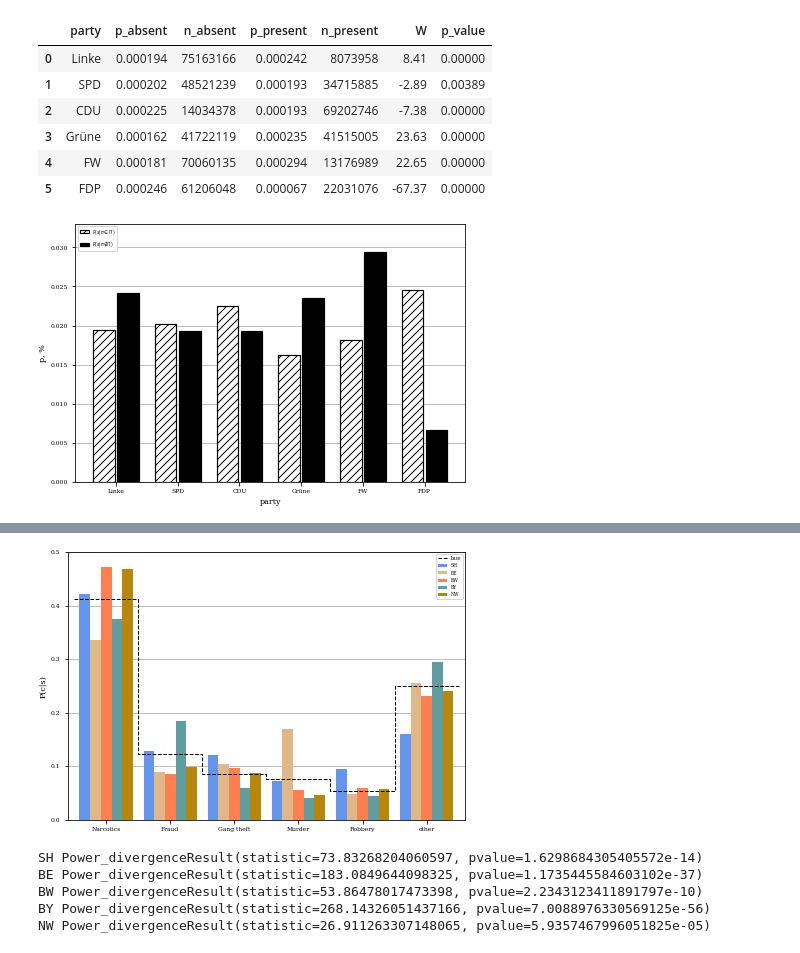
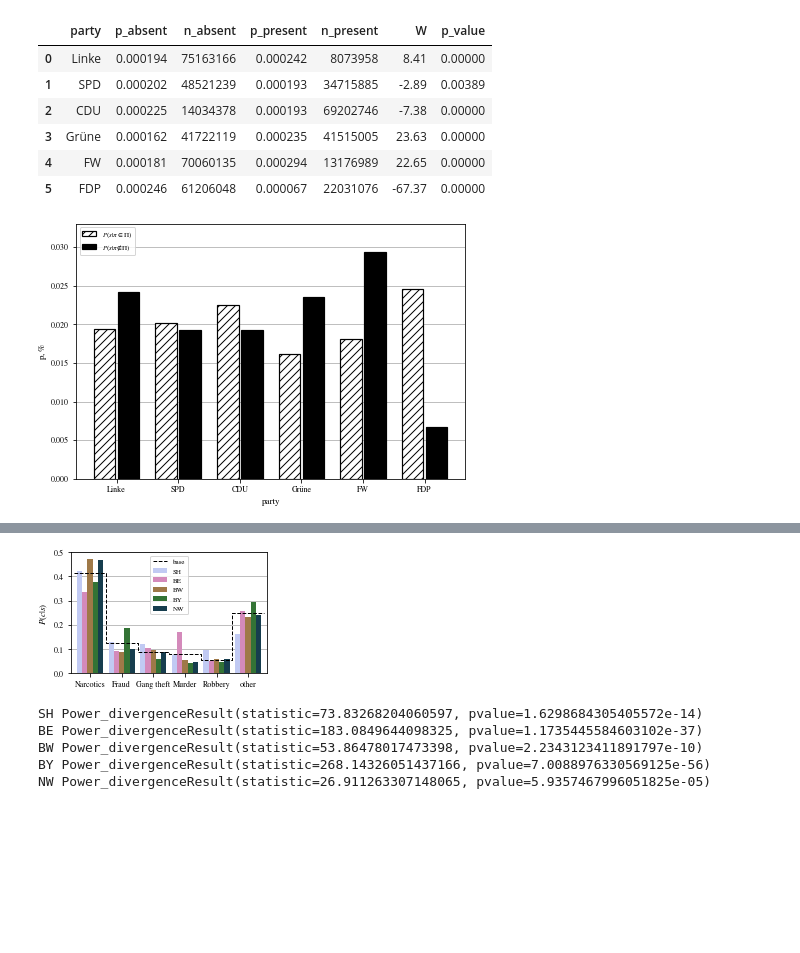
Before and after one commit to JakobUnterholzner/DataLiteracy, a Jupyter notebook: exp/exp_KA_02_parties.ipynb, the cells around one changed output, grey strips where cells are left out. Saved outputs shown, nothing was run; the diff lists cells and outputs as text; code cells hidden in the pictures; blank space fills up the shorter version.

Commit message:
plotting functions finished

```diff
--- a/exp/exp_KA_02_parties.ipynb
+++ b/exp/exp_KA_02_parties.ipynb
@@ -26,4 +26,6 @@ data, Data, population = gf.prepare_datasets(
 
 geo_df = gf.load_gdp_data('../dat/ne_10m_admin_1_states_provinces/DE_shapes.csv')
 
-data.head()
+geo_data = geo_df.merge(data, on = 'state')
+geo_data['cases_6'] = geo_data.cases_6.apply(lambda x: 1 if x == 0 else x)
+geo_data['laws_per_order'] = geo_data.cases_6 / geo_data.cases_4
@@ -101,19 +96,6 @@ pd.DataFrame(d)
 # %%
 from tueplots import bundles
 %matplotlib inline
-
-# plt.rcParams.update(bundles.icml2022(column="full", nrows=1, ncols=1, usetex=False))
-rc_params= {
-    # # 'text.usetex': True,
-    'font.family': 'serif',
-    # # 'text.latex.preamble': '\\usepackage{times} ',
-    # 'figure.figsize': (3.25, 2.0086104634371584),
-    # 'figure.constrained_layout.use': True,
-    # 'figure.autolayout': False,
-    # 'savefig.bbox': 'tight',
-    # 'savefig.pad_inches': 0.015,
-    }
-plt.rcParams.update(rc_params)
 
 fig, ax = plt.subplots(layout='constrained')
 
@@ -139,7 +121,7 @@ ax.set_ylim(0, 0.033)
 
 plt.show()
 # %% [output]
-[figure, old version]
+[figure, new version]
 # %%
 states_low_lpo = geo_data.query('year==2021 and laws_per_order < 1.05')[['state', 'laws_per_order']]
 ok_states = [s for s in states_low_lpo.state]
@@ -168,6 +150,8 @@ data_2021
 | Crimes of robbery and extortion (... | Crimes of robbery and extortion (... | 174 | 3 | 87 | 63 | 110 | 6 | 8 | 3 | 50 | ... |
 | other | Starting Substances Act (AusgStG)... | 1154 | 42 | 146 | 261 | 428 | 22 | 43 | 22 | 210 | ... |
 # %%
+import matplotlib.cm as cm
+
 fig, ax = plt.subplots()
 # plt.rcParams.update(bundles.icml2022(column="half", nrows=1, ncols=1, usetex=True))
 # plt.rcParams.update(plt.rcParamsDefault)
@@ -175,41 +159,43 @@ fig, ax = plt.subplots()
 rc_params= {
     # # 'text.usetex': True,
     'font.family': 'serif',
+    'font.serif': ['Times'],
     'figure.figsize': (3.25, 2.0086104634371584),
     'figure.constrained_layout.use': True,
     'figure.autolayout': False,
     'savefig.bbox': 'tight',
     'savefig.pad_inches': 0.015,
     'font.size': 8,
-    'axes.labelsize': 8,
-    'legend.fontsize': 4.5,
-    'xtick.labelsize': 6,
-    'ytick.labelsize': 6,
+    'axes.labelsize': 9,
+    'legend.fontsize': 7,
+    'xtick.labelsize': 8,
+    'ytick.labelsize': 8,
     'axes.titlesize': 8
     }
 plt.rcParams.update(rc_params)
 
 x = np.arange(len(data_2021)+1)
 color_list = ['cornflowerblue', 'burlywood', 'coral', 'cadetblue', 'darkgoldenrod']
+color_list = cm.cubehelix_r(np.linspace(0.2, 0.8, len(color_list)))
 step = 1/6
 for i, s in enumerate(ok_population.sort_values('population').tail(5).state):
     y = list(data_2021[s]/data_2021[s].sum())
     ax.bar(x[:-1] + step*(i +1), y, color=color_list[i], label = s, width = 1/6)
 
     # ax.step(x, [y[0]] + y, label=s)
 base = list(data_2021.overall_p)
 ax.step(x, [base[0]] + base, c='black', ls='--', label='base', lw=1)
 plt.xlim(-0.1, 6 + 0.1)
 ax.set_ylim(0.,0.5)
-ax.set_ylabel('P(c|s)')
+ax.set_ylabel('$P(c|s)$')
 ax.legend()
 ax.grid(axis='y')
 ax.set_axisbelow(True)
 ax.set_xticks(x[1:]-.5, ['Narcotics', 'Fraud', 'Gang theft', 'Murder', 'Robbery', 'other'], rotation=0)
 plt.savefig('../doc/fig/crime_dist.pdf')
 plt.show()
 # %% [output]
-[figure, old version]
+[figure, new version]
 # %%
 from scipy.stats import chisquare
 
```
Also changed, not shown: parts of 2 cells of this notebook, 1 other file.
